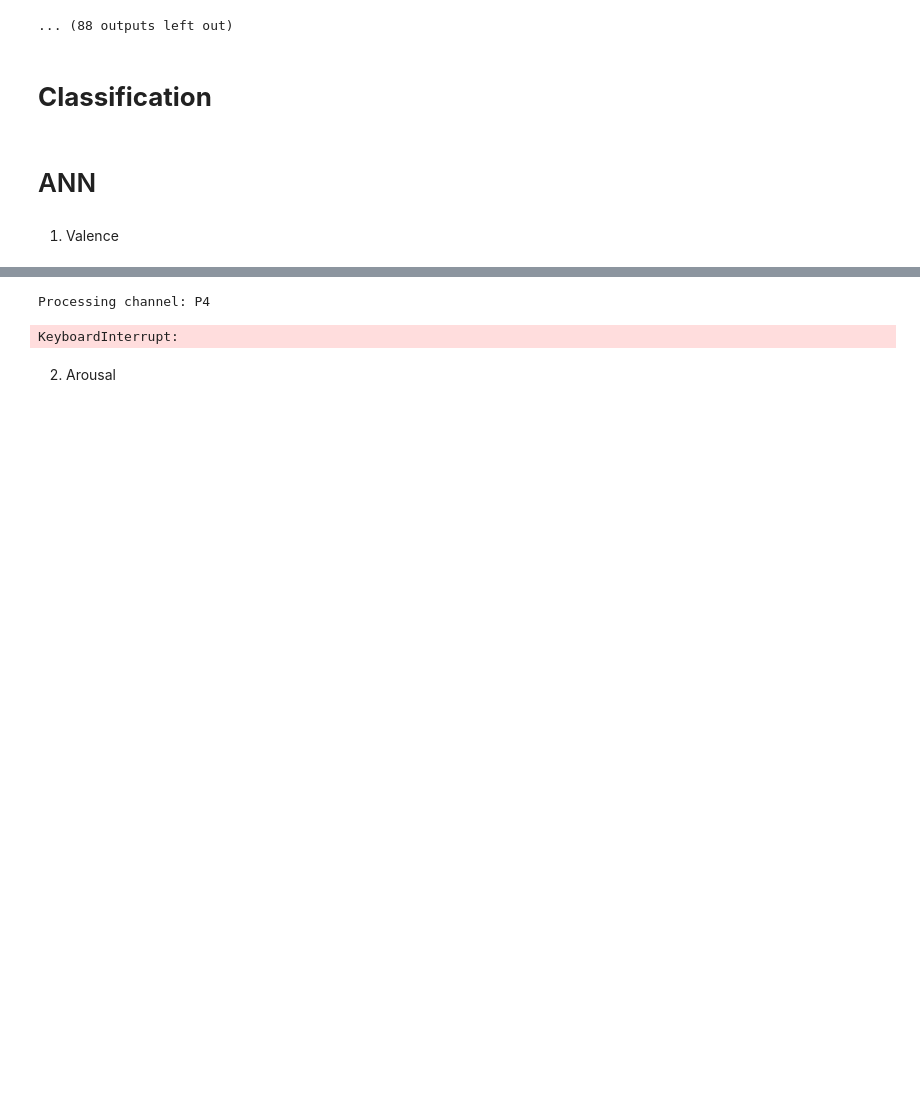
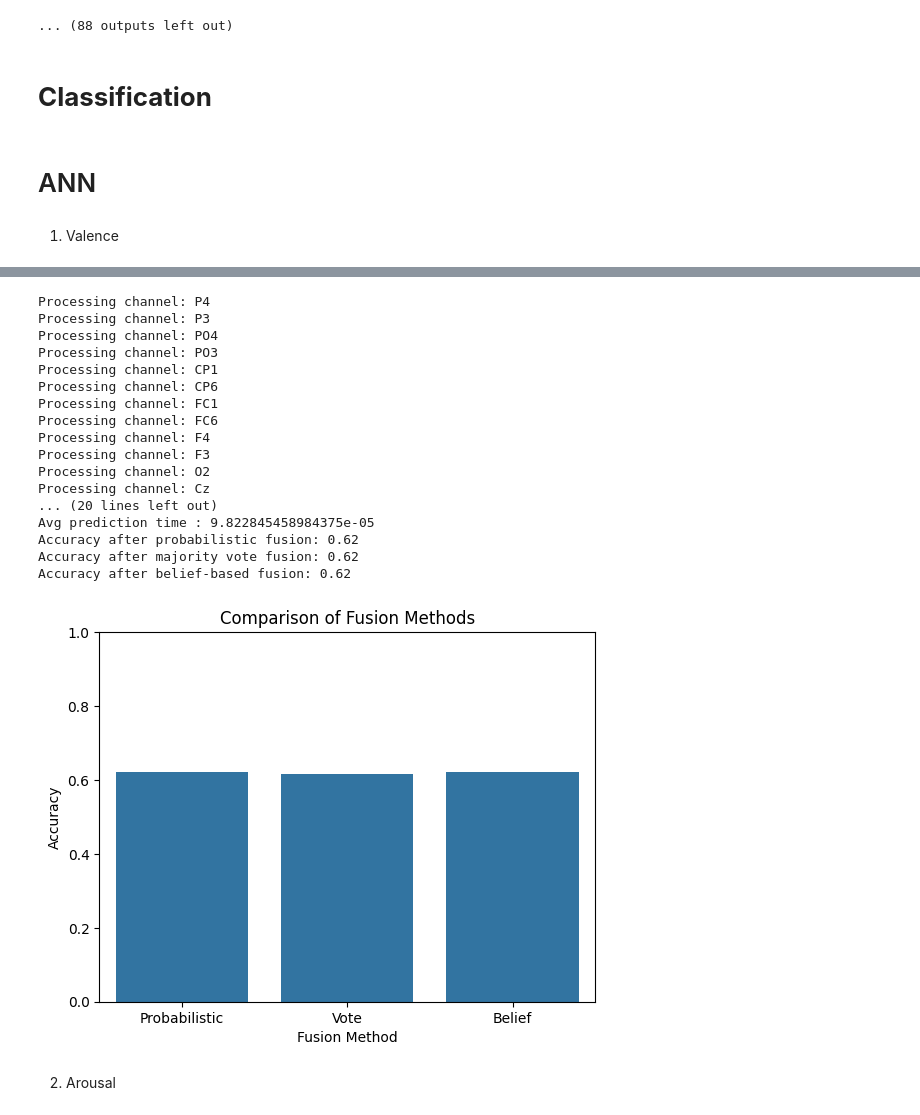
Before and after one commit to NickA02/Tetris-EEG, a Jupyter notebook: EEG Prediction/notebooks/ANN_SVM_RF_KNN.ipynb, the cells around one changed output, grey strips where cells are left out. Saved outputs shown, nothing was run; the diff lists cells and outputs as text; code cells hidden in the pictures; blank space fills up the shorter version.

```diff
--- a/EEG Prediction/notebooks/ANN_SVM_RF_KNN.ipynb
+++ b/EEG Prediction/notebooks/ANN_SVM_RF_KNN.ipynb
@@ -380,10 +407,6 @@ from sklearn.metrics import accuracy_score
 import seaborn as sns
 import matplotlib.pyplot as plt
 import os
-
-# --- FIX 1: Define correct paths for metadata and channel data ---
-metadata_folder_path = './datasets/DEAP/deap-dataset/Metadata/'
-channel_data_folder_path = './datasets/DEAP/deap-dataset/extracted_features' # Your processed data is here
 
 # Read targets from the metadata folder
 targets = pd.read_excel(os.path.join(metadata_folder_path, 'participant_ratings.xls'), index_col=0)
@@ -527,47 +550,68 @@ for ch_name in os.listdir(channel_data_folder_path):
         best_model = crossval_train(X_train_tensor, y_train_tensor, num_epochs=50, learning_rate=0.001, batch_size=64, num_classes=1, n_folds=5, device=device)
 
         # Get predictions ON THE CONSISTENT TEST SET
+        time_taken = []
         best_model.eval()
         with torch.no_grad():
+            start = time.time()
             probabilities = best_model(X_test_tensor).cpu().numpy().squeeze()
+            end = time.time()
+            time_taken.append(end - start)
             predictions = (probabilities > 0.5).astype(int)
 
         probabilities_list.append(probabilities)
         predictions_list.append(predictions)
 
+print("Avg prediction time :", np.mean(time_taken))
 # --- Final Evaluation (Now outside the loop) ---
 # Check if any models were trained before proceeding
 if not probabilities_list:
     print("ERROR: No channel data was processed. Cannot perform fusion.")
 else:
     fused_probabilities = fusion_probabiliste(probabilities_list)
     fused_predictions_prob = (fused_probabilities > 0.5).astype(int)
     # Use the consistent y_test_final
     accuracy_prob = accuracy_score(y_test_final, fused_predictions_prob)
     print(f"Accuracy after probabilistic fusion: {accuracy_prob:.2f}")
 
     fused_predictions_vote = fusion_par_vote(predictions_list)
     accuracy_vote = accuracy_score(y_test_final, fused_predictions_vote)
     print(f"Accuracy after majority vote fusion: {accuracy_vote:.2f}")
 
     fused_beliefs = fusion_bba(probabilities_list)
     fused_predictions_bba = (fused_beliefs > 0.5).astype(int)
     accuracy_bba = accuracy_score(y_test_final, fused_predictions_bba)
     print(f"Accuracy after belief-based fusion: {accuracy_bba:.2f}")
 
     fusion_results = pd.DataFrame({
         'Fusion Method': ['Probabilistic', 'Vote', 'Belief'],
         'Accuracy': [accuracy_prob, accuracy_vote, accuracy_bba]
     })
 
     sns.barplot(data=fusion_results, x='Fusion Method', y='Accuracy')
     plt.title('Comparison of Fusion Methods')
     plt.ylabel('Accuracy')
     plt.ylim(0, 1.0) # Set y-axis to be between 0 and 1 for accuracy
     plt.show()
 # %% [output]
 Processing channel: P4
+Processing channel: P3
+Processing channel: PO4
+Processing channel: PO3
+Processing channel: CP1
+Processing channel: CP6
+Processing channel: FC1
+Processing channel: FC6
+Processing channel: F4
+Processing channel: F3
+Processing channel: O2
+Processing channel: Cz
+... (20 lines left out)
+Avg prediction time : 9.822845458984375e-05
+Accuracy after probabilistic fusion: 0.62
+Accuracy after majority vote fusion: 0.62
+Accuracy after belief-based fusion: 0.62
-KeyboardInterrupt:
+[figure, added]
 # %% [markdown]
 2. Arousal
 # %%
```
Also changed, not shown: parts of 26 cells of this notebook, 11 other files.
